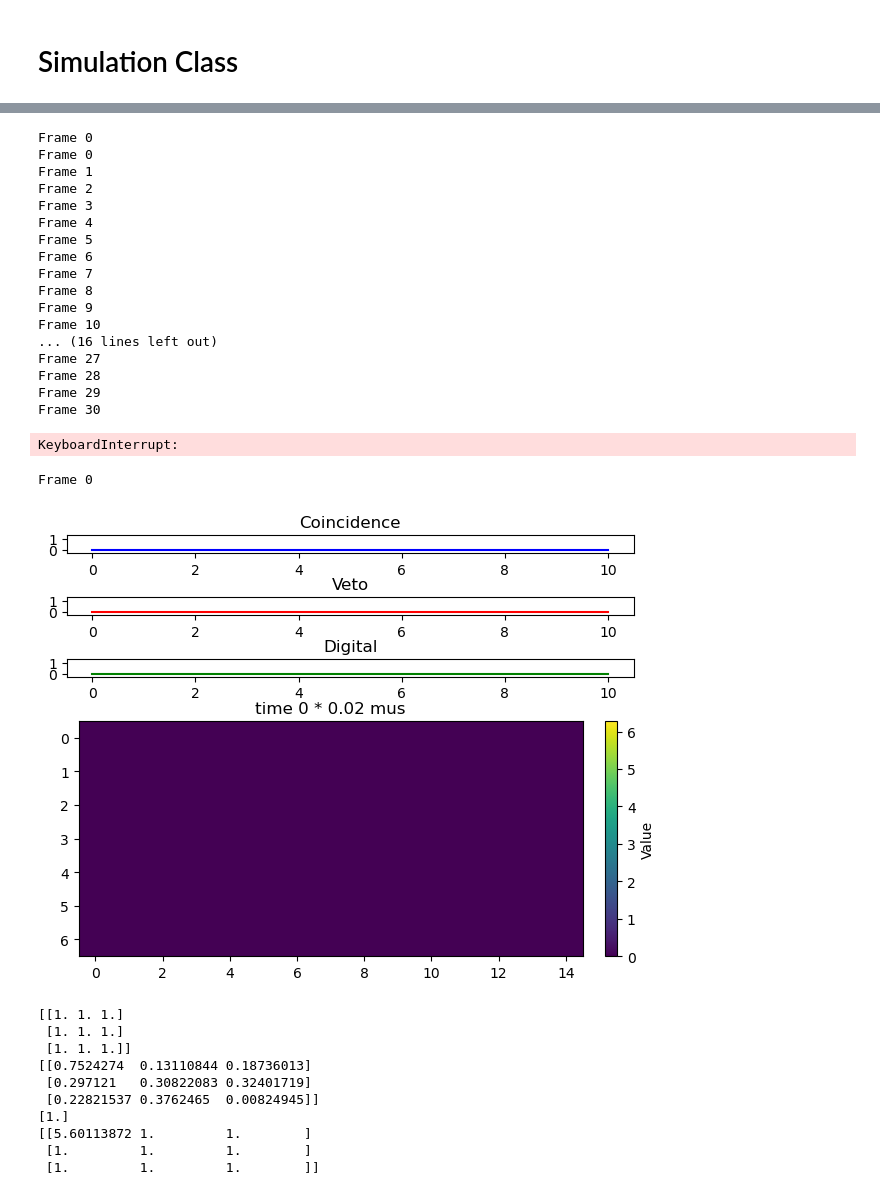
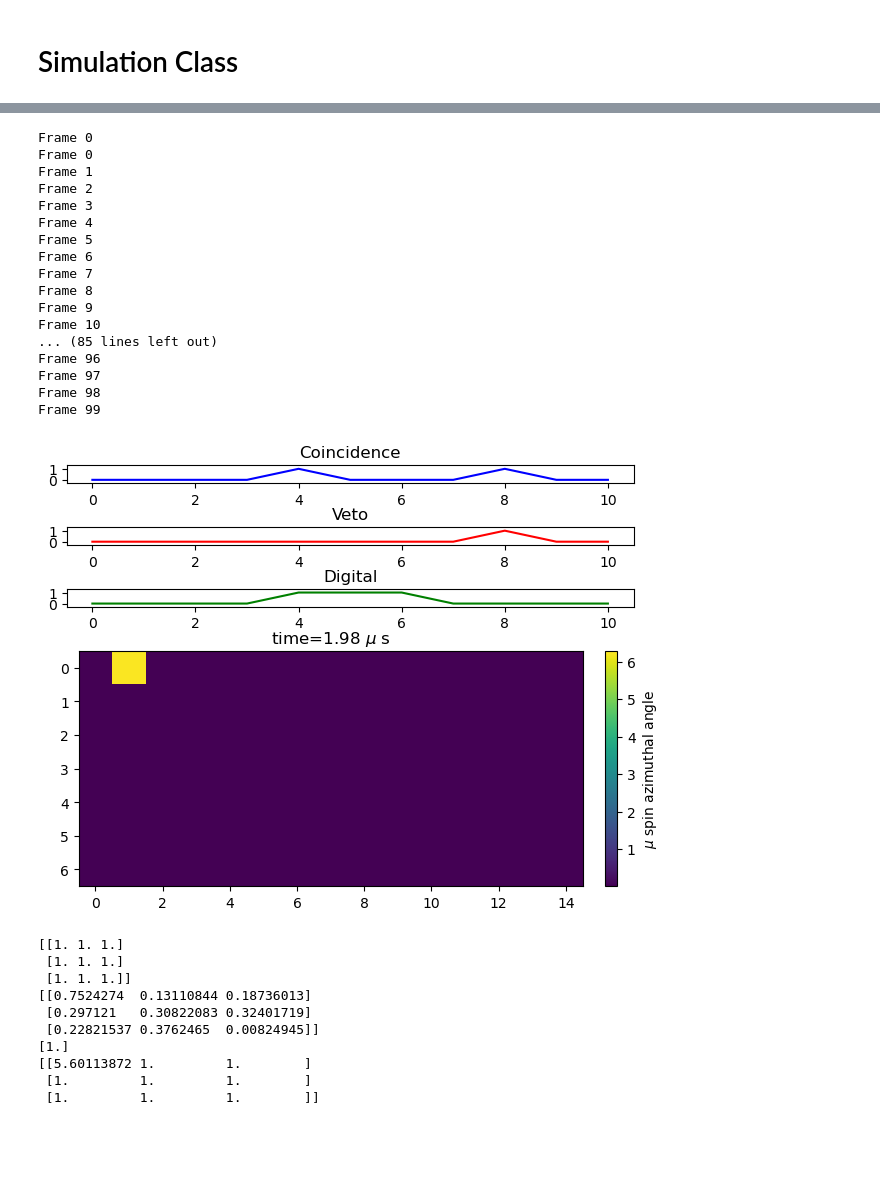
Before and after one commit to NicolaSommaggio/AdvanceLab-g-2, a Jupyter notebook: g-2/src/MonteCarlo.ipynb, the cells around one changed output, grey strips where cells are left out. Drawn from its saved outputs; the diff is of its cells as text; code cells hidden in the pictures; blank space fills up the shorter version.

Commit message:
Montecarlo

```diff
--- a/g-2/src/MonteCarlo.ipynb
+++ b/g-2/src/MonteCarlo.ipynb
@@ -6,7 +6,7 @@ import matplotlib.animation as animation
 # Simulation Class
 # %%
 class Simulation:
-    def __init__(self,dx=1,dt=0.02,B=0*5.42/(10**6),signal_lenght=0.05,veto_lenght=0.1,fluxmeno=0.00045,fluxpiu=0.00055, taumeno=0.163,taupiu=2.2,lunghezza_scintillatore=7,larghezza_scintillatore=15):
+    def __init__(self,dx=1,dt=0.05,B=5.42/(10**6),signal_lenght=0.05,veto_lenght=0.1,fluxmeno=0.000045,fluxpiu=0.000055, taumeno=0.163,taupiu=2.2,lunghezza_scintillatore=7,larghezza_scintillatore=15):
         self.signal=0
         self.signal_counter=0
         self.grid=np.zeros([int(lunghezza_scintillatore/dx),int(larghezza_scintillatore/dx)])
@@ -118,6 +118,8 @@ class Simulation:
             self.ariettacounter=0
             self.ariettastate=0
 
+
+
     def time_step(self):
         analogsignal = self.grid_step()
         digital, temp = self.digital_signal_step(analogsignal)
@@ -139,6 +191,7 @@ digital = []
 counter = []
 num_frames = 50
 
+
 number=3000000
 for i in range(number):
     analogsignal = Sistema.grid_step()
@@ -150,8 +203,10 @@ for i in range(number):
     digital.append(1 if digitalsignal[0] else 0)
     counter.append(digitalsignal[1])
     Sistema.arietta(digitalsignal[0])
+
     if(i%10000==0):
         print("Siamo al ",(i/number)*100,"%")
+        np.save("Fondo",Sistema.output)
 
 print(Sistema.output)
 plt.hist(Sistema.output)
@@ -184,7 +217,11 @@ import numpy as np
 import matplotlib.pyplot as plt
 from scipy.optimize import curve_fit
 
-data=np.load("FondoMontecarlo.npy")
+data=Sistema.output
+
+with open("FondoMonte.txt","w") as output:
+    for i in data:
+        output.write(str(i*66.6666)+"\n")
 # Define the exponential decay function with a flat background
 def exp_decay_with_background(t, tau, A, C):
     return A * np.exp(-t / tau) + C
@@ -197,7 +234,7 @@ counts, bin_edges = np.histogram(data, bins=50, density=True)
 bin_centers = (bin_edges[:-1] + bin_edges[1:]) / 2  # Midpoints of bins
 
 # Filter data for fitting (only use points where t > 0.5)
-mask = bin_centers > 1
+mask = (bin_centers > 2) & (bin_centers < 10)
 filtered_bin_centers = bin_centers[mask]
 filtered_counts = counts[mask]
 
@@ -208,11 +245,12 @@ popt, pcov = curve_fit(exp_decay_with_background, filtered_bin_centers, filtered
 # Extract fitted parameters
 tau_fitted, A_fitted, C_fitted = popt
 
+
 # Plot histogram
-plt.hist(data, bins=100, density=True, alpha=0.6, color='b', label="Simulated Data")
+plt.hist(data, bins=70, density=True, alpha=0.6, color='b', label="Simulated Data")
 
 # Plot fitted curve (only for t > 0.5)
-t_fit = np.linspace(0.5, max(data), 100)
+t_fit = np.linspace(0.5, max(data), 70)
 plt.plot(t_fit, exp_decay_with_background(t_fit, *popt), 'r-', label=f"Fitted τ = {tau_fitted:.2f}")
 
 
@@ -234,4 +272,27 @@ Fitted background level: 0.0167
 # %%
+Sistema = Simulation(dt=0.02,fluxpiu=0.0055,fluxmeno=0.0045)
+
+matrices = []
+matrices2 = []
+coinc = []
+veto = []
+digital = []
+counter = []
+num_frames = 100
+
+
+number=300
+for i in range(number):
+    analogsignal = Sistema.grid_step()
+    matrices2.append(np.copy(Sistema.grid))
+    matrices.append(np.copy(Sistema.Phigrid))
+    coinc.append(1 if analogsignal[0] else 0)
+    veto.append(1 if analogsignal[1] else 0)
+    digitalsignal = Sistema.digital_signal_step(analogsignal)
+    digital.append(1 if digitalsignal[0] else 0)
+    counter.append(digitalsignal[1])
+    Sistema.arietta(digitalsignal[0])
+
 
 # ---- Create Figure ----
 fig, axes = plt.subplot_mosaic(
@@ -249,60 +310,62 @@ i = 15
 axes[0].set_title("Coincidence")
 axes[1].set_title("Veto")
 axes[2].set_title("Digital")
+
 # Access axes using their keys (0, 1, 2) since they are a dictionary
 for ax in [axes[0], axes[1], axes[2]]:
     ax.set_ylim(-0.3, 1.3)
 
 # ---- Initialize Image Plot ----
-cax = axes[3].imshow(matrices[i], cmap="viridis", interpolation="none", vmin=0, vmax=6.28)
+cmap = plt.get_cmap("viridis").copy()  # Copy the existing colormap
+cmap.set_under("gray")
+cax = axes[3].imshow(matrices[i], cmap="viridis", interpolation="none", vmin=0.01, vmax=6.28)
 
 # ---- Add Colorbar ----
 cbar = fig.colorbar(cax, ax=axes[3], orientation="vertical", fraction=0.05, pad=0.04)
-cbar.set_label("Value")
+cbar.set_label("$\\mu$ spin azimuthal angle")
+
+# Set colorbar tick locations and limits
 
 # ---- Animation Update Function ----
 def update(a):
     frame=a
     # Ensure frame+10 does not exceed num_frames
     frame_idx = min(frame + 10, num_frames - 1)
-
     cax.set_array(matrices[frame+10])  # Update matrix
     coin_line.set_ydata(coinc[frame:frame+11])  # Update line plots
     vet_line.set_ydata(veto[frame:frame+11])
     dig_line.set_ydata(digital[frame:frame+11])
 
-    axes[3].set_title(f"time {frame} * {Sistema.dt} mus")
+    axes[3].set_title(f"time={frame*Sistema.dt} $\mu$ s")
     print("Frame",frame)
     return [cax, coin_line, vet_line, dig_line]
 
 # ---- Create Animation ----
 ani = animation.FuncAnimation(fig, update, frames=num_frames, interval=100, blit=False)
 
 # ---- Save Animation ----
 ani.save("matrix_animation.gif", writer=animation.PillowWriter(fps=10))
 
 plt.show()
 # %% [output]
 Frame 0
 Frame 0
 Frame 1
 Frame 2
 Frame 3
 Frame 4
 Frame 5
 Frame 6
 Frame 7
 Frame 8
 Frame 9
 Frame 10
-... (16 lines left out)
-Frame 27
-Frame 28
-Frame 29
-Frame 30
+... (85 lines left out)
+Frame 96
+Frame 97
+Frame 98
+Frame 99
-KeyboardInterrupt:
-Frame 0
-[figure, old version]
+[figure, new version]
 # %%
 a=np.ones([int(3.5),3])
 print(a)
```
Also changed, not shown: parts of 3 cells of this notebook, 20 other files.
